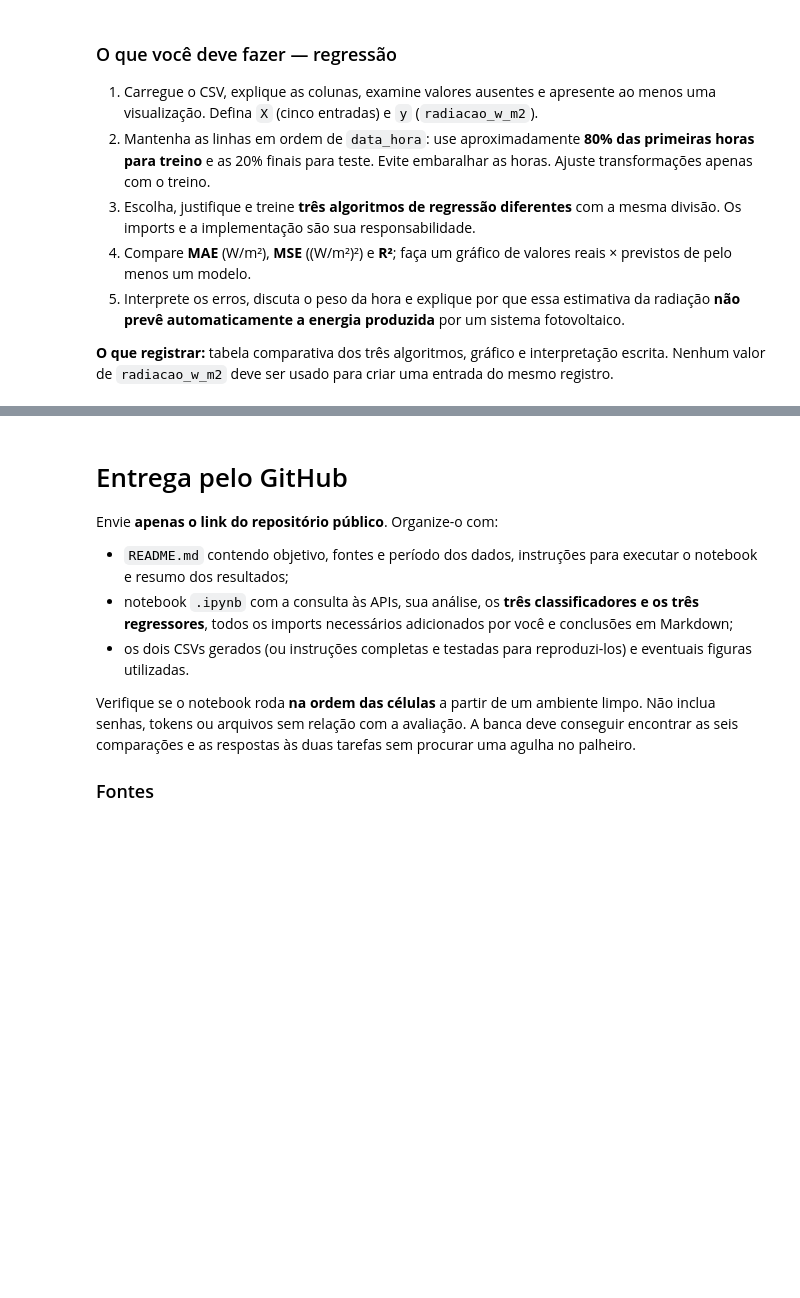
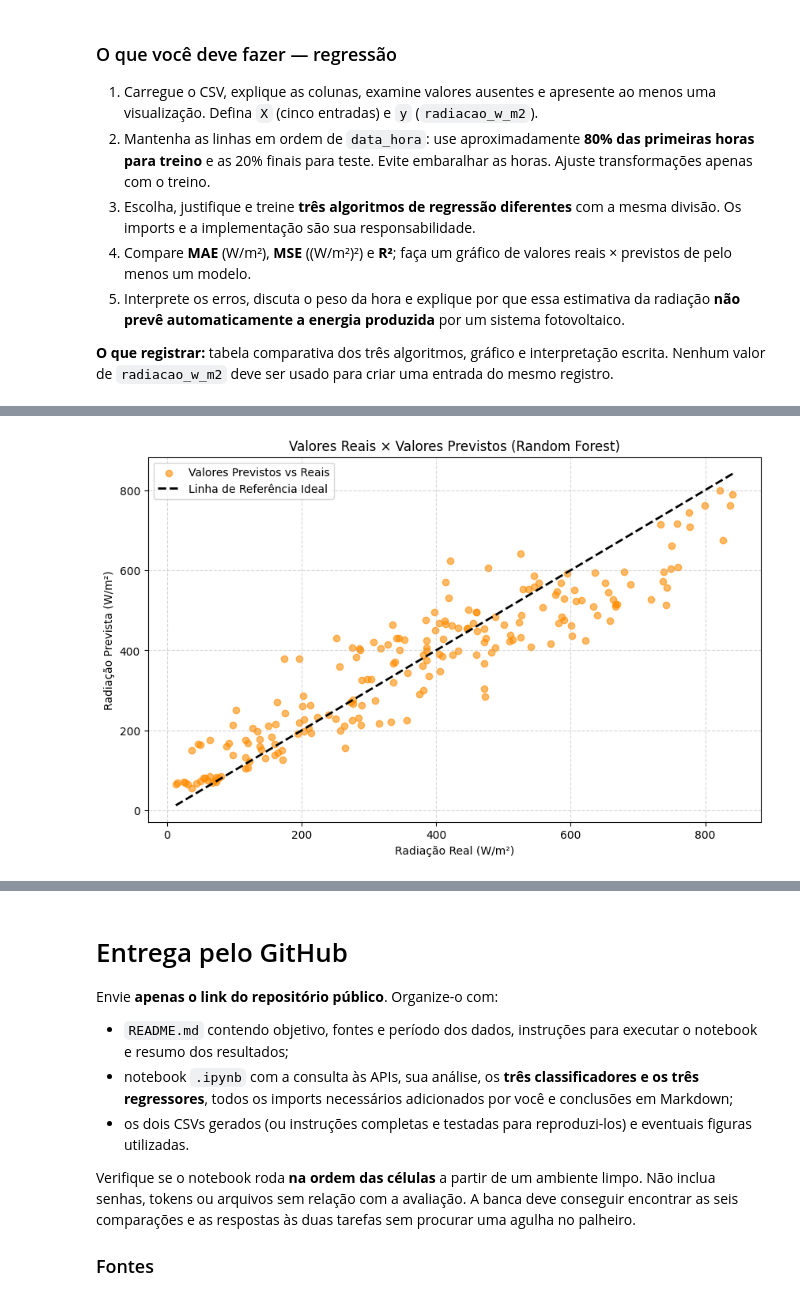
Before and after one commit to PtiagoM/checkpoint02-SERS-1CCPQ, a Jupyter notebook: APIs_Energia_Renovavel_ML.ipynb, the cells around one changed output, grey strips where cells are left out. Saved outputs shown, nothing was run; the diff lists cells and outputs as text; code cells hidden in the pictures; blank space fills up the shorter version.

```diff
--- a/APIs_Energia_Renovavel_ML.ipynb
+++ b/APIs_Energia_Renovavel_ML.ipynb
@@ -234,0 +494,29 @@ print("Salvo: meteo_regressao_orange.csv")
+# %%
+# Modelos de regressao para o teste
+modelos_reg = {
+    "Regressão Linear": LinearRegression(),
+    "Árvore de Decisão": DecisionTreeRegressor(random_state=42, max_depth=6),
+    "Random Forest": RandomForestRegressor(random_state=42, n_estimators=100)
+}
+
+resultados_reg = []
+
+for nome, modelo in modelos_reg.items():
+    modelo.fit(X_train_reg_scaled, y_train_reg)
+    y_pred = modelo.predict(X_test_reg_scaled)
+
+    # Metricas de erro e r2
+    mae = mean_absolute_error(y_test_reg, y_pred)
+    mse = mean_squared_error(y_test_reg, y_pred)
+    r2 = r2_score(y_test_reg, y_pred)
+
+    resultados_reg.append({
+        "Algoritmo": nome,
+        "MAE (W/m²)": mae,
+        "MSE ((W/m²)²)": mse,
+        "R² Score": r2
+    })
+
+df_resultados_reg = pd.DataFrame(resultados_reg)
+print("--- Tabela Comparativa dos Regressores ---")
+display(df_resultados_reg)
@@ -234,0 +529,16 @@ print("Salvo: meteo_regressao_orange.csv")
+# %%
+# 4. Gráfico de Valores Reais vs. Previstos para o Melhor Modelo (Random Forest)
+rf_modelo = modelos_reg["Random Forest"]
+y_pred_rf = rf_modelo.predict(X_test_reg_scaled)
+
+plt.figure(figsize=(10, 6))
+plt.scatter(y_test_reg, y_pred_rf, color='darkorange', alpha=0.6, label='Valores Previstos vs Reais')
+plt.plot([y_test_reg.min(), y_test_reg.max()], [y_test_reg.min(), y_test_reg.max()], 'k--', lw=2, label='Linha de Referência Ideal')
+plt.title('Valores Reais × Valores Previstos (Random Forest)')
+plt.xlabel('Radiação Real (W/m²)')
+plt.ylabel('Radiação Prevista (W/m²)')
+plt.legend()
+plt.grid(True, linestyle='--', alpha=0.5)
+plt.show()
+# %% [output]
+[figure, added]
```
Also changed, not shown: parts of 18 cells of this notebook.
